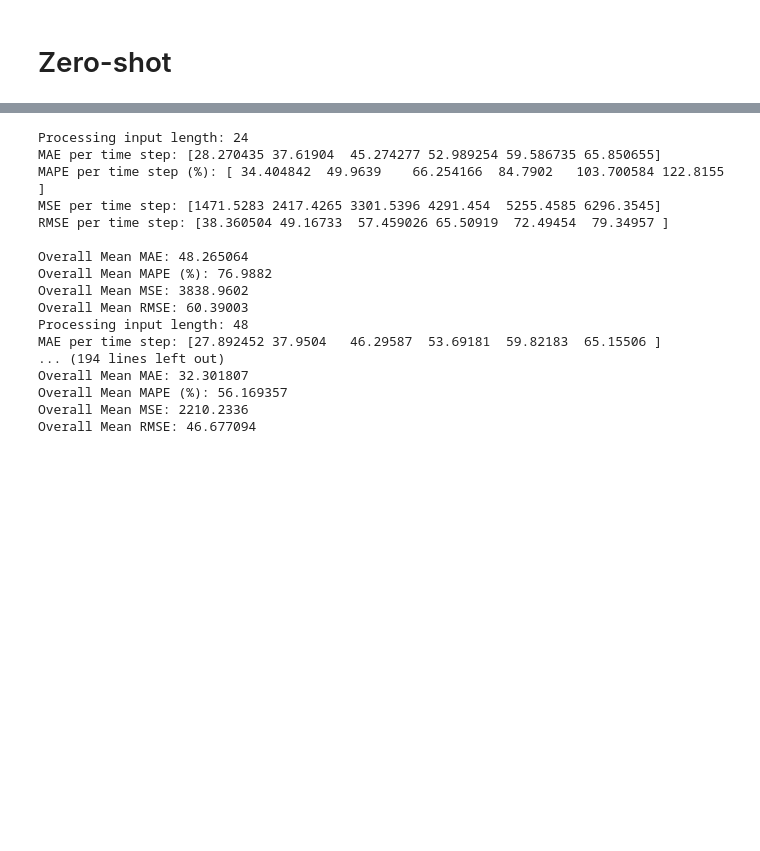
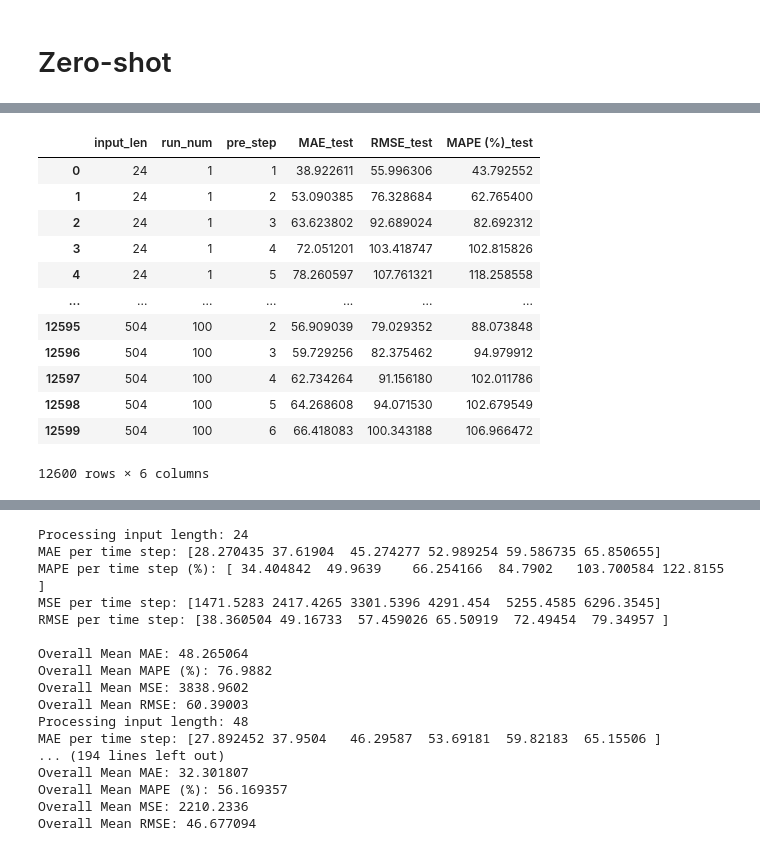
Before and after one commit to YueLi-0816/traffic_prediction, a Jupyter notebook: lag_llama.ipynb, the cells around one changed output, grey strips where cells are left out. Cells and saved outputs as stored; diff of their text form; code cells hidden in the pictures; blank space fills up the shorter version.

Commit message:
update the metrics to output df of each prediction step, calculate the metrics of each sample (Deprecated Functions)

```diff
--- a/lag_llama.ipynb
+++ b/lag_llama.ipynb
@@ -290,6 +290,6 @@ logging.basicConfig(
     ]
 )
 # %%
-input_lengths=[24 * i for i in range(11, 22)]
+input_lengths=[24 * i for i in range(1, 22)]
 input_lengths
 # %% [output]
@@ -320,4 +336,6 @@ with open('lag_llama.log', 'a') as f:  # use 'a' to append to your existing log
             results_dict[length]['Predicted_Results'] = forecasts
             results_dict[length]['Gound_Truth'] = tss
 
-results_dict
+            torch.cuda.empty_cache()
+
+#results_dict
@@ -325,0 +342,8 @@ results_dict
+# %%
+import pickle
+with open("../results_dict_lagllama_entire_data.pkl", "wb") as f:
+    pickle.dump(results_dict, f)
+# %%
+import pickle
+with open("../results_dict_lagllama_entire_data.pkl", "rb") as f:
+    results_dict = pickle.load(f)
@@ -326 +430,18 @@ results_dict
+# %%
+df = compute_metrics_per_sample(results_dict, show_progress=True)
+df
+# %% [output]
+|  | input_len | run_num | pre_step | MAE_test | RMSE_test | MAPE (%)_test |
+| 0 | 24 | 1 | 1 | 38.922611 | 55.996306 | 43.792552 |
+| 1 | 24 | 1 | 2 | 53.090385 | 76.328684 | 62.765400 |
+| 2 | 24 | 1 | 3 | 63.623802 | 92.689024 | 82.692312 |
+| 3 | 24 | 1 | 4 | 72.051201 | 103.418747 | 102.815826 |
+| 4 | 24 | 1 | 5 | 78.260597 | 107.761321 | 118.258558 |
+| ... | ... | ... | ... | ... | ... | ... |
+| 12595 | 504 | 100 | 2 | 56.909039 | 79.029352 | 88.073848 |
+| 12596 | 504 | 100 | 3 | 59.729256 | 82.375462 | 94.979912 |
+| 12597 | 504 | 100 | 4 | 62.734264 | 91.156180 | 102.011786 |
+| 12598 | 504 | 100 | 5 | 64.268608 | 94.071530 | 102.679549 |
+| 12599 | 504 | 100 | 6 | 66.418083 | 100.343188 | 106.966472 |
+12600 rows × 6 columns
 # %%
```
Also changed, not shown: parts of 9 cells of this notebook.
